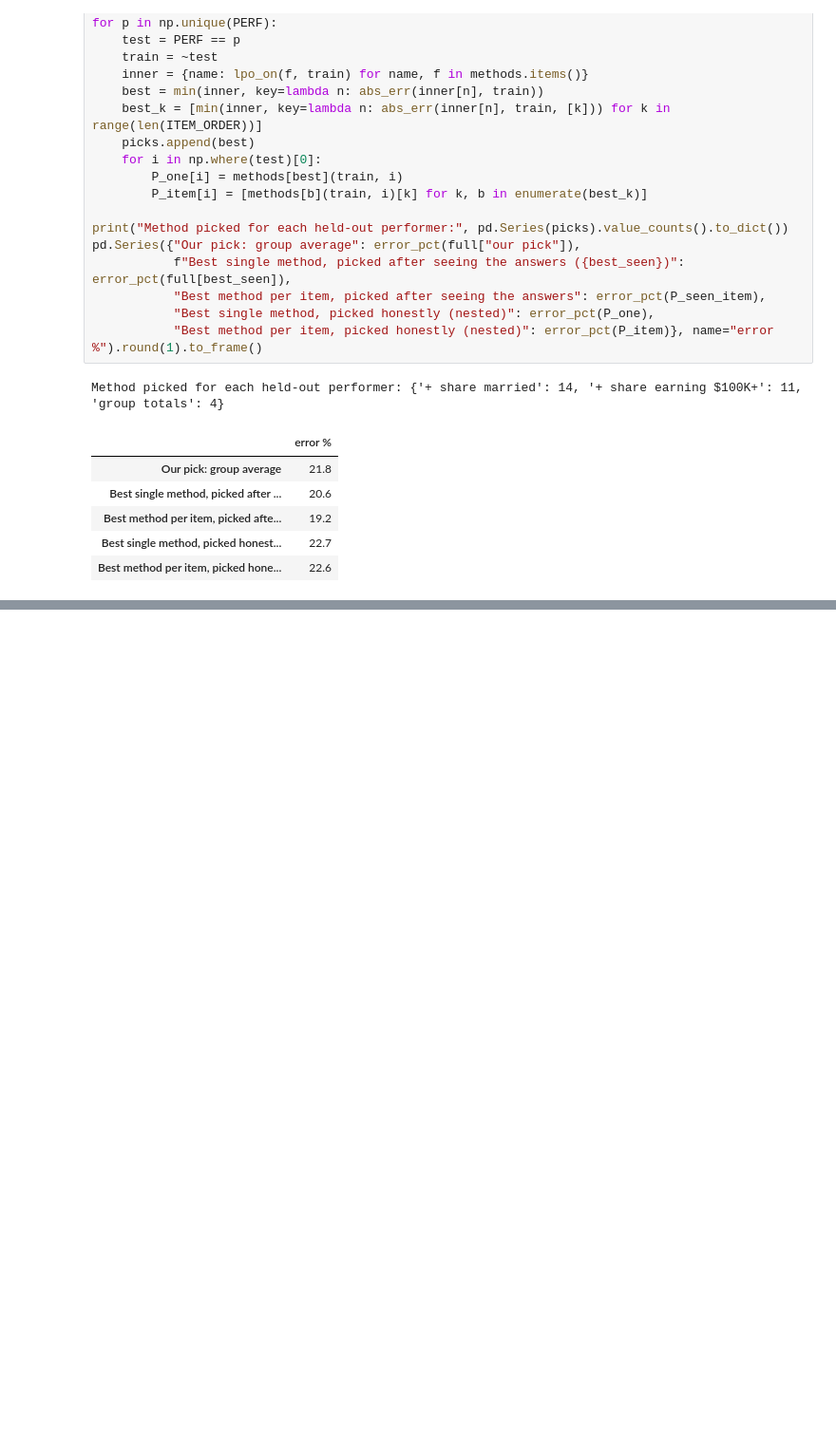
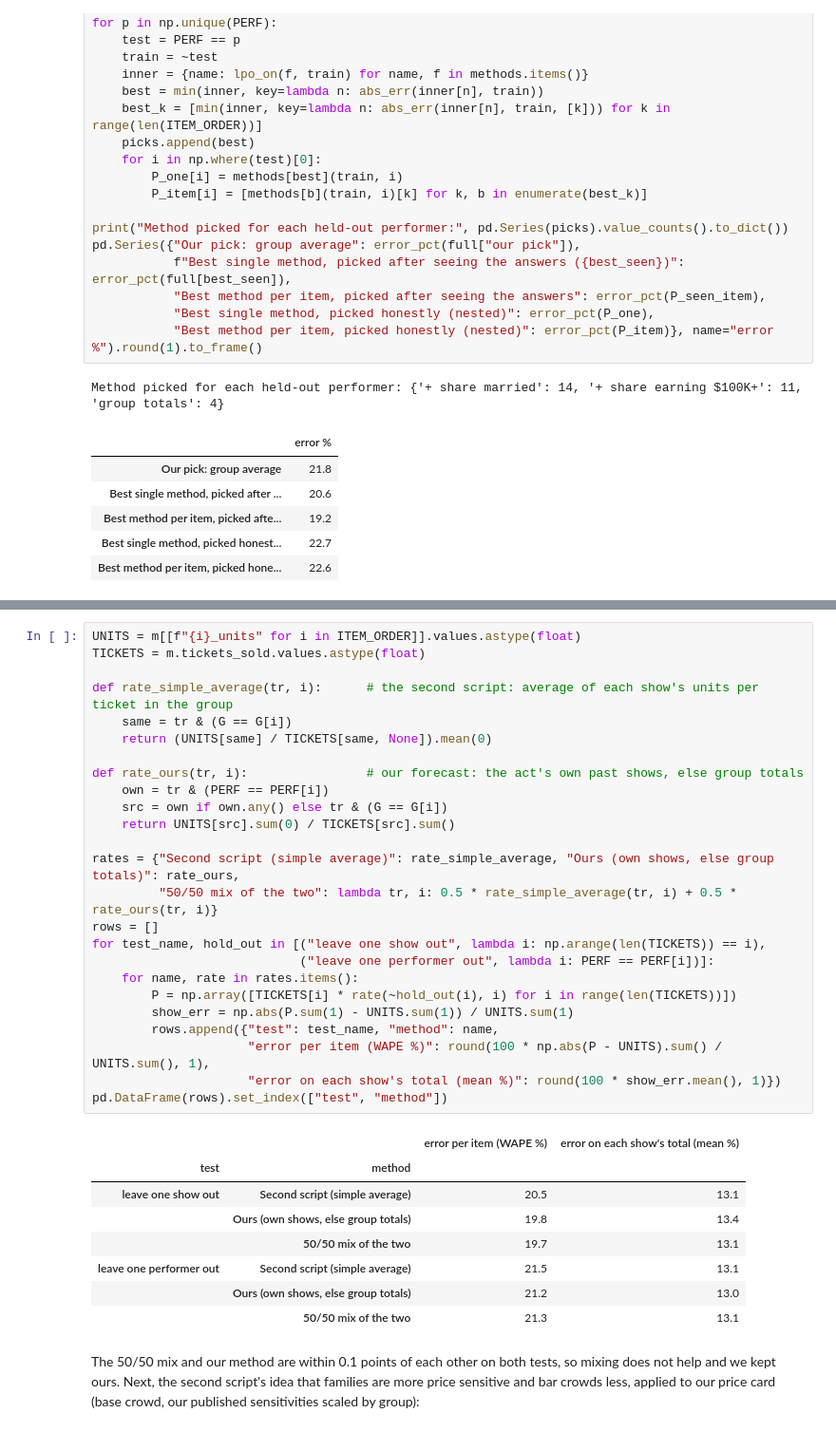
Before and after one commit to zeynepbastas/cavs-show-planner, a Jupyter notebook: CWRU_Concessions_Analysis.ipynb, the cells around one changed output, grey strips where cells are left out. Shown at 95% size. Cells and saved outputs as stored; diff of their text form; blank space fills up the shorter version.

```diff
--- a/CWRU_Concessions_Analysis.ipynb
+++ b/CWRU_Concessions_Analysis.ipynb
@@ -709,0 +720,38 @@ Method picked for each held-out performer: {'+ share married': 14, '+ share earn
+# %%
+UNITS = m[[f"{i}_units" for i in ITEM_ORDER]].values.astype(float)
+TICKETS = m.tickets_sold.values.astype(float)
+
+def rate_simple_average(tr, i):      # the second script: average of each show's units per ticket in the group
+    same = tr & (G == G[i])
+    return (UNITS[same] / TICKETS[same, None]).mean(0)
+
+def rate_ours(tr, i):                # our forecast: the act's own past shows, else group totals
+    own = tr & (PERF == PERF[i])
+    src = own if own.any() else tr & (G == G[i])
+    return UNITS[src].sum(0) / TICKETS[src].sum()
+
+rates = {"Second script (simple average)": rate_simple_average, "Ours (own shows, else group totals)": rate_ours,
+         "50/50 mix of the two": lambda tr, i: 0.5 * rate_simple_average(tr, i) + 0.5 * rate_ours(tr, i)}
+rows = []
+for test_name, hold_out in [("leave one show out", lambda i: np.arange(len(TICKETS)) == i),
+                            ("leave one performer out", lambda i: PERF == PERF[i])]:
+    for name, rate in rates.items():
+        P = np.array([TICKETS[i] * rate(~hold_out(i), i) for i in range(len(TICKETS))])
+        show_err = np.abs(P.sum(1) - UNITS.sum(1)) / UNITS.sum(1)
+        rows.append({"test": test_name, "method": name,
+                     "error per item (WAPE %)": round(100 * np.abs(P - UNITS).sum() / UNITS.sum(), 1),
+                     "error on each show's total (mean %)": round(100 * show_err.mean(), 1)})
+pd.DataFrame(rows).set_index(["test", "method"])
+# %% [output]
+|  |  | error per item (WAPE %) | error on each show's total (mean %) |
+| test | method |  |  |
+| leave one show out | Second script (simple average) | 20.5 | 13.1 |
+|  | Ours (own shows, else group totals) | 19.8 | 13.4 |
+|  | 50/50 mix of the two | 19.7 | 13.1 |
+| leave one performer out | Second script (simple average) | 21.5 | 13.1 |
+|  | Ours (own shows, else group totals) | 21.2 | 13.0 |
+|  | 50/50 mix of the two | 21.3 | 13.1 |
+# %% [markdown]
+The 50/50 mix and our method are within 0.1 points of each other on both tests, so mixing does not help and we
+kept ours. Next, the second script's idea that families are more price sensitive and bar crowds less, applied
+to our price card (base crowd, our published sensitivities scaled by group):
```
Also changed, not shown: parts of 3 cells of this notebook.
